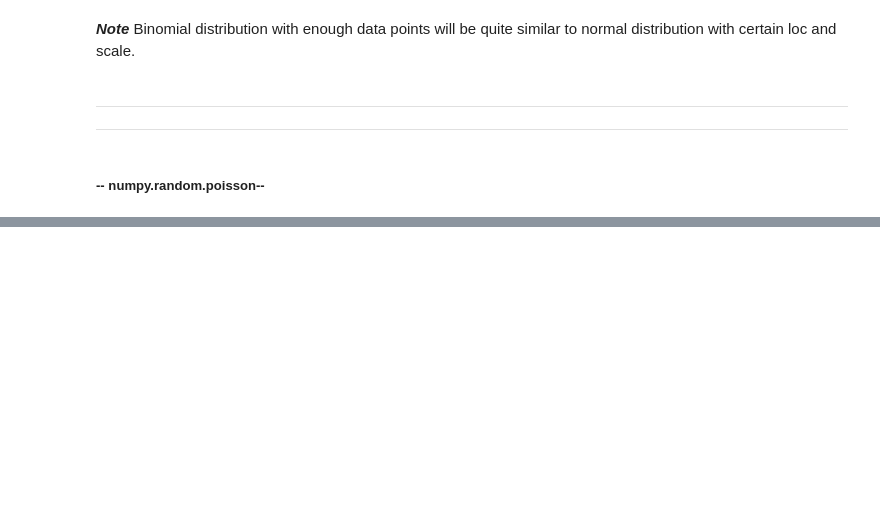
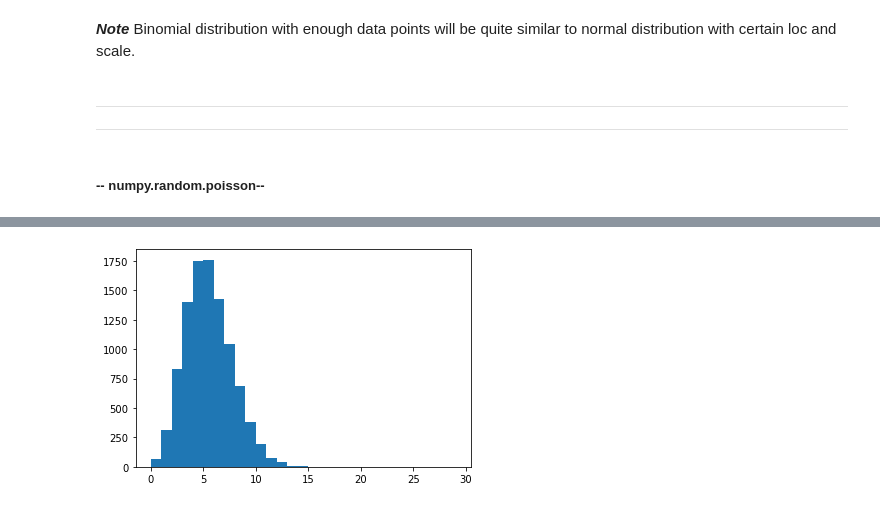
Before and after one commit to DracoNibilis/Numpy.random_Overview, a Jupyter notebook: numpy_random.ipynb, the cells around one changed output, grey strips where cells are left out. Cells and saved outputs as stored; diff of their text form; code cells hidden in the pictures; blank space fills up the shorter version.

```diff
--- a/numpy_random.ipynb
+++ b/numpy_random.ipynb
@@ -589,0 +670,8 @@ parameters:
+# %%
+# plot for above code
+# defining bins for histogram plot
+b = np.arange(0,30,1)
+plt.hist(pos3,b)
+plt.show()
+# %% [output]
+[figure, added]
```
Also changed, not shown: parts of 35 cells of this notebook.
